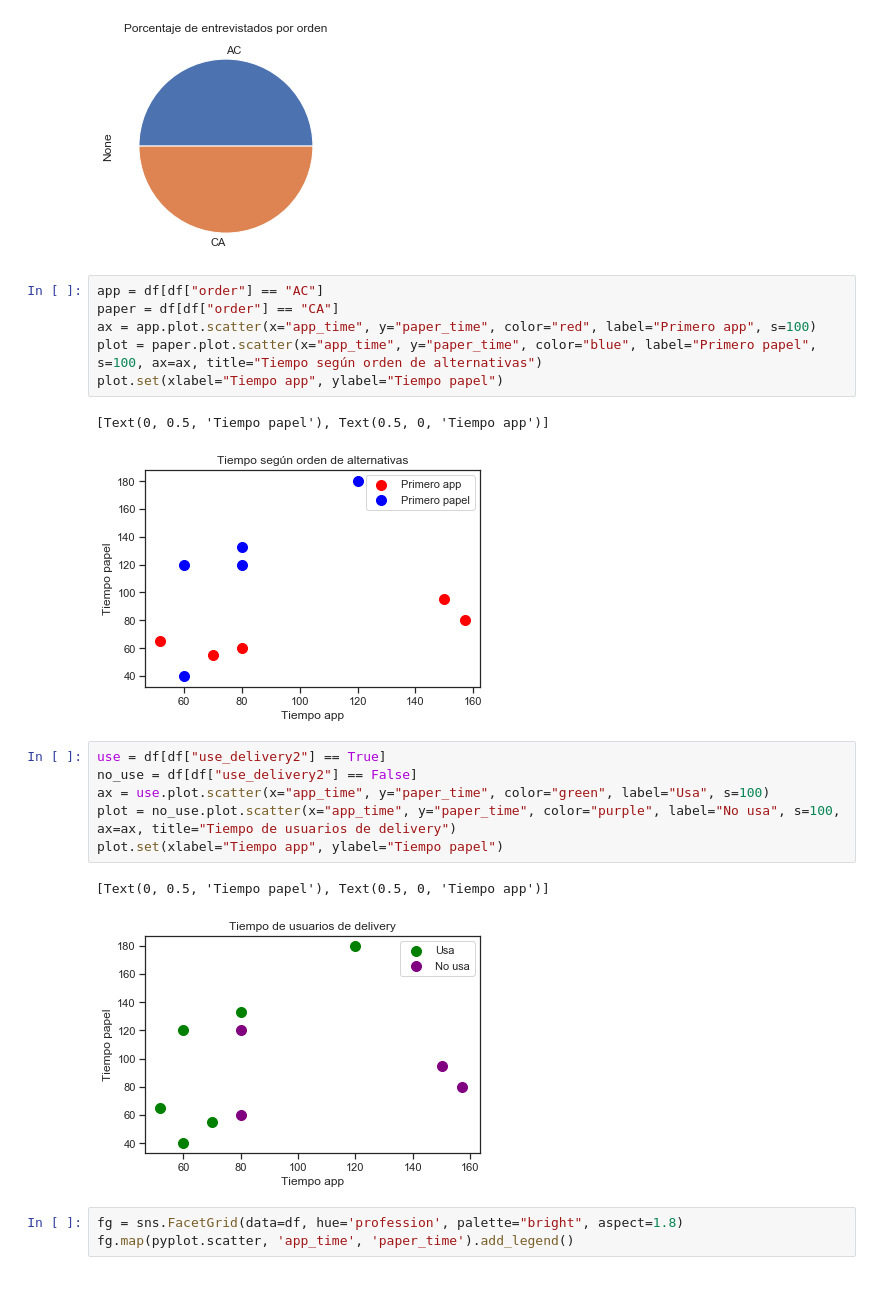
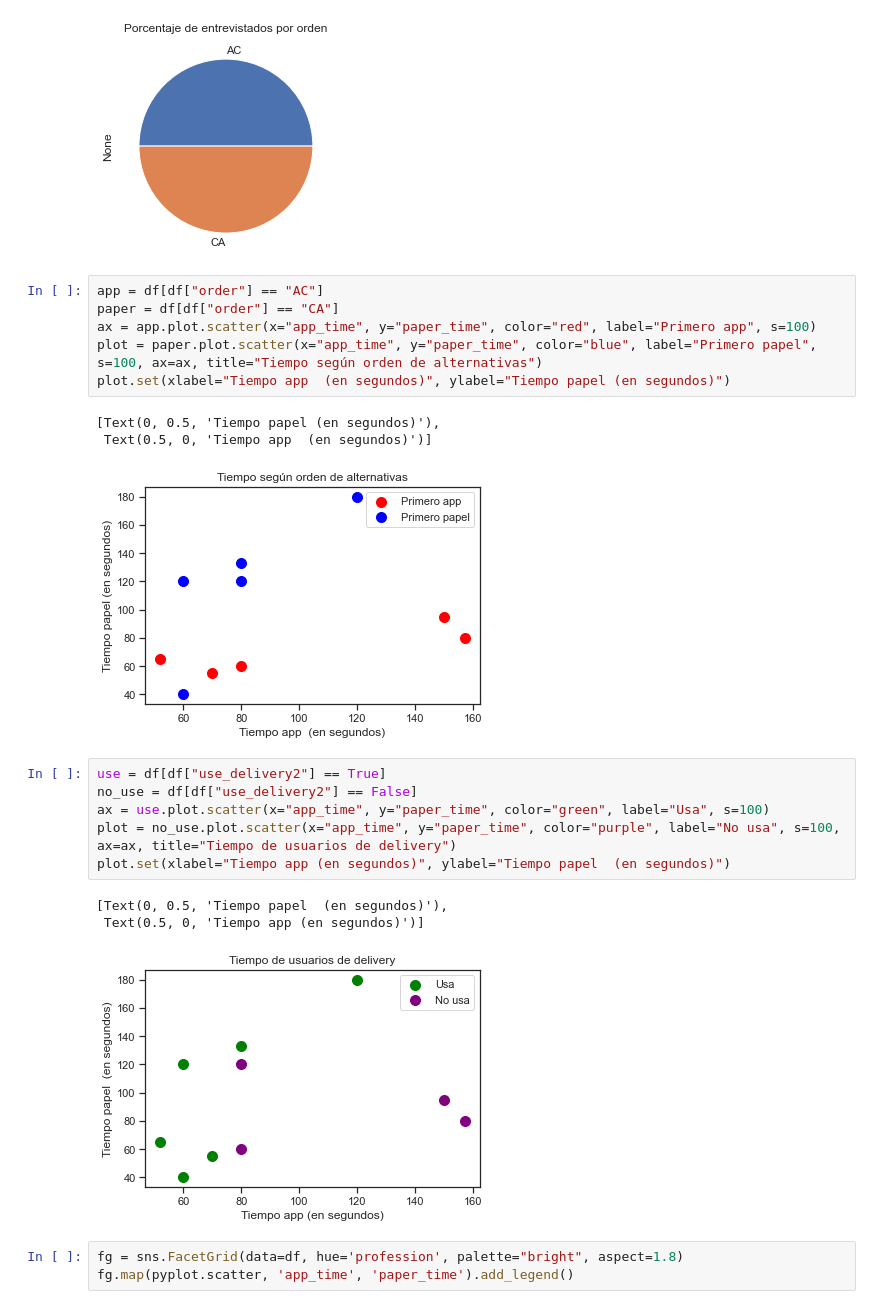
Before and after one commit to alefherrera/my-order-data, a Jupyter notebook: notebook.ipynb, the cells around one changed output. Cells and saved outputs as stored; diff of their text form.

```diff
--- a/notebook.ipynb
+++ b/notebook.ipynb
@@ -147,19 +147,21 @@ app = df[df["order"] == "AC"]
 paper = df[df["order"] == "CA"]
 ax = app.plot.scatter(x="app_time", y="paper_time", color="red", label="Primero app", s=100)
 plot = paper.plot.scatter(x="app_time", y="paper_time", color="blue", label="Primero papel", s=100, ax=ax, title="Tiempo según orden de alternativas")
-plot.set(xlabel="Tiempo app", ylabel="Tiempo papel")
+plot.set(xlabel="Tiempo app  (en segundos)", ylabel="Tiempo papel (en segundos)")
 # %% [output]
-[Text(0, 0.5, 'Tiempo papel'), Text(0.5, 0, 'Tiempo app')]
+[Text(0, 0.5, 'Tiempo papel (en segundos)'),
+ Text(0.5, 0, 'Tiempo app  (en segundos)')]
-[figure, old version]
+[figure, new version]
 # %%
 use = df[df["use_delivery2"] == True]
 no_use = df[df["use_delivery2"] == False]
 ax = use.plot.scatter(x="app_time", y="paper_time", color="green", label="Usa", s=100)
 plot = no_use.plot.scatter(x="app_time", y="paper_time", color="purple", label="No usa", s=100, ax=ax, title="Tiempo de usuarios de delivery")
-plot.set(xlabel="Tiempo app", ylabel="Tiempo papel")
+plot.set(xlabel="Tiempo app (en segundos)", ylabel="Tiempo papel  (en segundos)")
 # %% [output]
-[Text(0, 0.5, 'Tiempo papel'), Text(0.5, 0, 'Tiempo app')]
+[Text(0, 0.5, 'Tiempo papel  (en segundos)'),
+ Text(0.5, 0, 'Tiempo app (en segundos)')]
-[figure, old version]
+[figure, new version]
 # %%
 fg = sns.FacetGrid(data=df, hue='profession', palette="bright", aspect=1.8)
 fg.map(pyplot.scatter, 'app_time', 'paper_time').add_legend()
```
